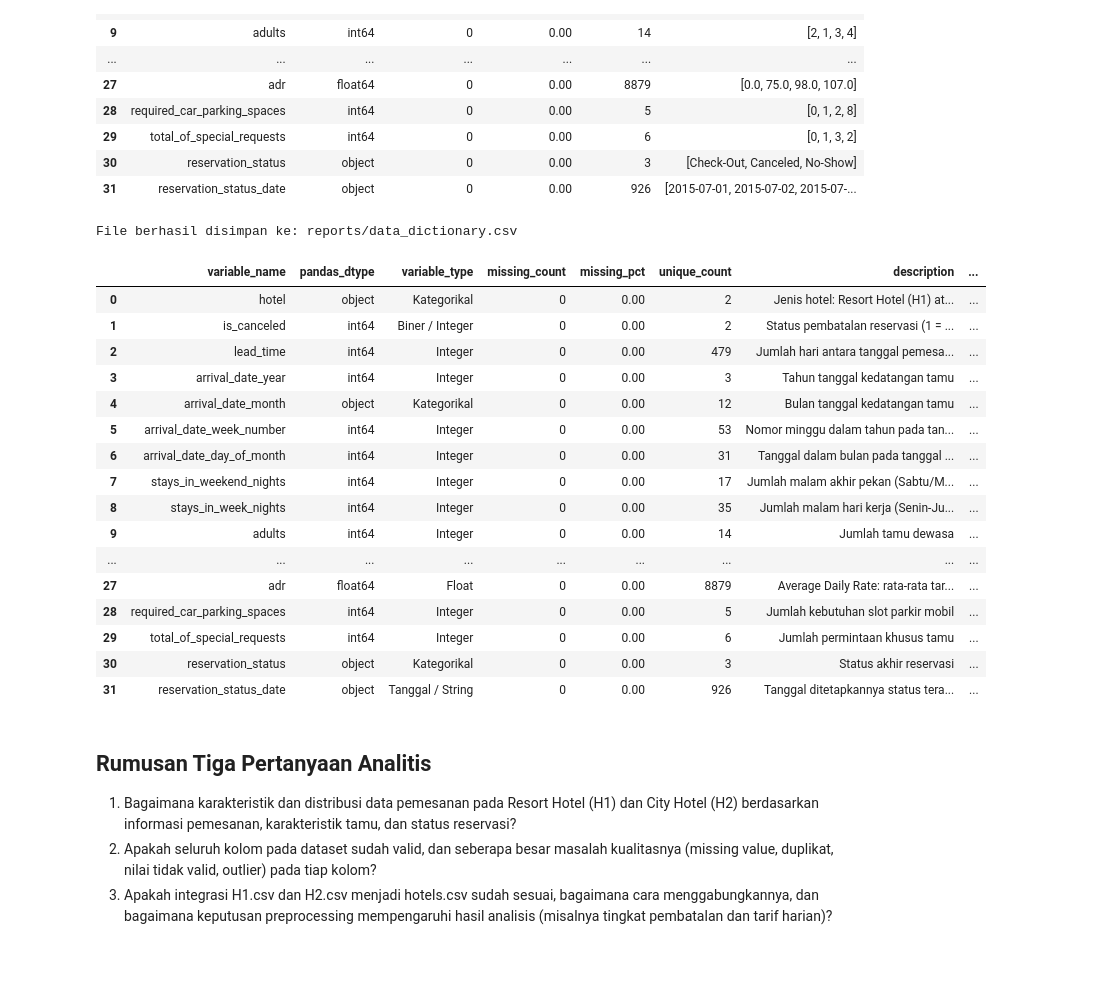
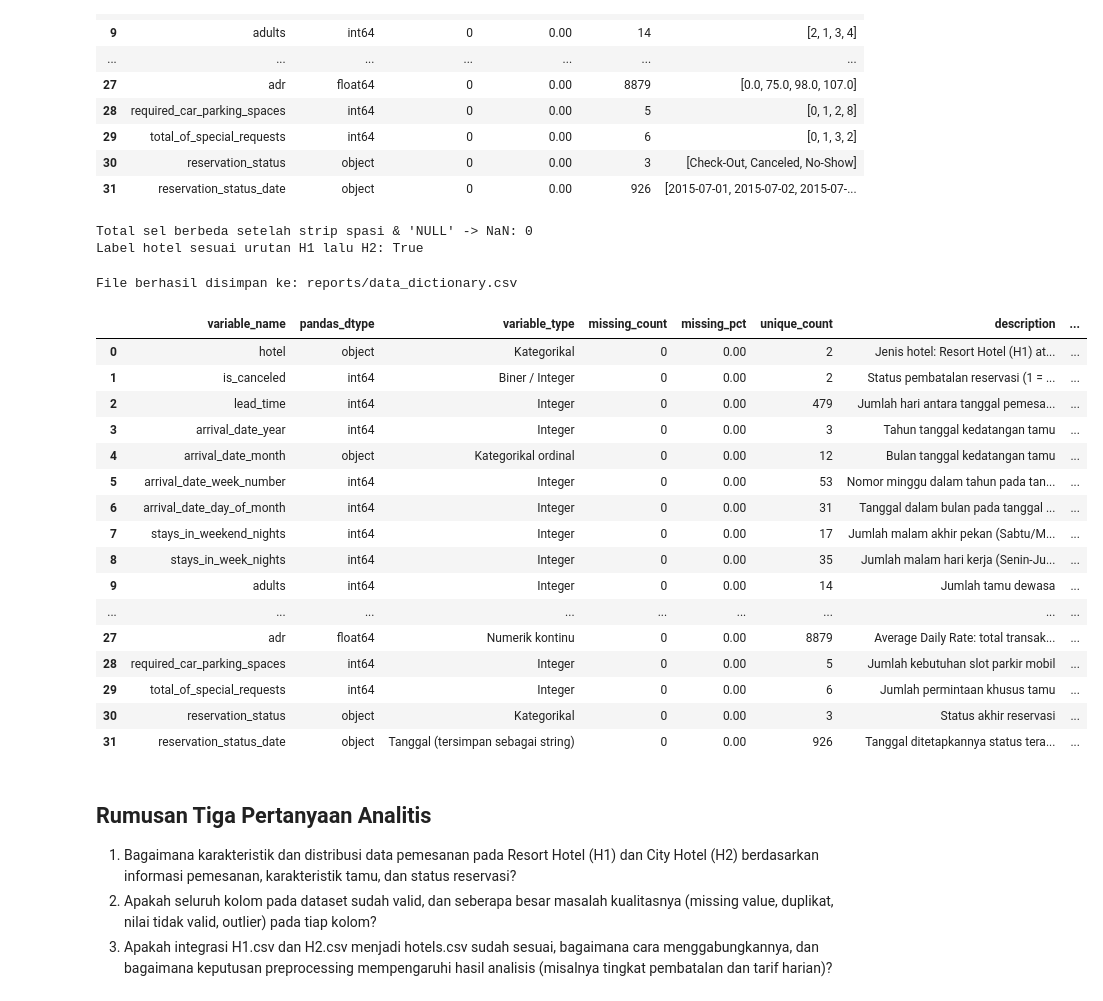
Before and after one commit to aulnr43/final_peoject_tsdw, a Jupyter notebook: notebooks/01_understanding_data.ipynb, the cells around one changed output. Drawn from its saved outputs; the diff is of its cells as text; code cells hidden in the pictures; blank space fills up the shorter version.

```diff
--- a/notebooks/01_understanding_data.ipynb
+++ b/notebooks/01_understanding_data.ipynb
@@ -287,6 +287,25 @@ Statistik Deskriptif Kategorikal Hotels
 | 29 | total_of_special_requests | int64 | 0 | 0.00 | 6 | [0, 1, 3, 2] |
 | 30 | reservation_status | object | 0 | 0.00 | 3 | [Check-Out, Canceled, No-Show] |
 | 31 | reservation_status_date | object | 0 | 0.00 | 926 | [2015-07-01, 2015-07-02, 2015-07-... |
+# %%
+gabung = pd.concat([H1, H2], ignore_index=True)
+cek = []
+for kol_h, kol in zip(gabung.columns, hotels.columns[1:]):
+    a, b = gabung[kol_h], hotels[kol]
+    if not pd.api.types.is_numeric_dtype(a):
+        a = a.str.strip().replace("NULL", np.nan)
+    if pd.api.types.is_numeric_dtype(b):
+        a = pd.to_numeric(a, errors="coerce")
+    sama = (a == b).fillna(False).astype(bool) | (a.isna() & b.isna())
+    cek.append((kol, int((~sama).sum())))
+cek = pd.DataFrame(cek, columns=["kolom", "baris_berbeda"])
+print("Total sel berbeda setelah strip spasi & 'NULL' -> NaN:", cek["baris_berbeda"].sum())
+print("Label hotel sesuai urutan H1 lalu H2:",
+      (hotels["hotel"].iloc[:len(H1)] == "Resort Hotel").all()
+      and (hotels["hotel"].iloc[len(H1):] == "City Hotel").all())
+# %% [output]
+Total sel berbeda setelah strip spasi & 'NULL' -> NaN: 0
+Label hotel sesuai urutan H1 lalu H2: True
 # %%
 reports_dir = Path("reports")
 reports_dir.mkdir(parents=True, exist_ok=True)
@@ -325,45 +344,64 @@ kamus_data = {
     "reservation_status": ("Kategorikal", "Status akhir reservasi", "{'Canceled', 'Check-Out', 'No-Show'}"),
     "reservation_status_date": ("Tanggal / String", "Tanggal ditetapkannya status terakhir reservasi", "Format YYYY-MM-DD")
 }
 
+def ubah(kolom, tipe=None, desk=None, domain=None):
+    t, d, e = kamus_data[kolom]
+    kamus_data[kolom] = (tipe or t, desk or d, domain or e)
+
+ubah("arrival_date_month", tipe="Kategorikal ordinal")
+ubah("agent", tipe="Kategorikal nominal (ID anonim)")
+ubah("company", tipe="Kategorikal nominal (ID anonim)")
+ubah("children", tipe="Integer (terbaca float karena ada NaN)")
+ubah("reservation_status_date", tipe="Tanggal (tersimpan sebagai string)")
+ubah("adr", tipe="Numerik kontinu",
+     desk="Average Daily Rate: total transaksi penginapan dibagi total malam menginap")
+ubah("meal", desk="Paket makan: Undefined/SC = tanpa paket, BB, HB, FB")
+ubah("country",
+     domain="Seharusnya kode ISO alpha-3; data mentah juga memuat 'CN' (2 huruf)")
+ubah("market_segment", domain="{'Aviation', 'Complementary', 'Corporate', 'Direct', "
+     "'Groups', 'Offline TA/TO', 'Online TA', 'Undefined'}")
+ubah("reserved_room_type", domain="{A, B, C, D, E, F, G, H, L, P}")
+ubah("assigned_room_type", domain="{A, B, C, D, E, F, G, H, I, K, L, P}")
+
 rows_dict = []
 for col in hotels.columns:
     konsep, desc, exp = kamus_data[col]
     rows_dict.append({
         "variable_name": col,
         "pandas_dtype": str(hotels[col].dtype),
         "variable_type": konsep,
         "missing_count": int(hotels[col].isna().sum()),
         "missing_pct": round(float(hotels[col].isna().mean() * 100), 2),
         "unique_count": int(hotels[col].nunique(dropna=True)),
         "description": desc,
         "expected_values": exp
     })
 
 df_data_dict = pd.DataFrame(rows_dict)
 output_path = reports_dir / "data_dictionary.csv"
 df_data_dict.to_csv(output_path, index=False)
 print("File berhasil disimpan ke:", output_path)
 display(df_data_dict)
 # %% [output]
 File berhasil disimpan ke: reports/data_dictionary.csv
 |  | variable_name | pandas_dtype | variable_type | missing_count | missing_pct | unique_count | description | ... |
 | 0 | hotel | object | Kategorikal | 0 | 0.00 | 2 | Jenis hotel: Resort Hotel (H1) at... | ... |
 | 1 | is_canceled | int64 | Biner / Integer | 0 | 0.00 | 2 | Status pembatalan reservasi (1 = ... | ... |
 | 2 | lead_time | int64 | Integer | 0 | 0.00 | 479 | Jumlah hari antara tanggal pemesa... | ... |
 | 3 | arrival_date_year | int64 | Integer | 0 | 0.00 | 3 | Tahun tanggal kedatangan tamu | ... |
-| 4 | arrival_date_month | object | Kategorikal | 0 | 0.00 | 12 | Bulan tanggal kedatangan tamu | ... |
+| 4 | arrival_date_month | object | Kategorikal ordinal | 0 | 0.00 | 12 | Bulan tanggal kedatangan tamu | ... |
 | 5 | arrival_date_week_number | int64 | Integer | 0 | 0.00 | 53 | Nomor minggu dalam tahun pada tan... | ... |
 | 6 | arrival_date_day_of_month | int64 | Integer | 0 | 0.00 | 31 | Tanggal dalam bulan pada tanggal ... | ... |
 | 7 | stays_in_weekend_nights | int64 | Integer | 0 | 0.00 | 17 | Jumlah malam akhir pekan (Sabtu/M... | ... |
 | 8 | stays_in_week_nights | int64 | Integer | 0 | 0.00 | 35 | Jumlah malam hari kerja (Senin-Ju... | ... |
 | 9 | adults | int64 | Integer | 0 | 0.00 | 14 | Jumlah tamu dewasa | ... |
 | ... | ... | ... | ... | ... | ... | ... | ... | ... |
-| 27 | adr | float64 | Float | 0 | 0.00 | 8879 | Average Daily Rate: rata-rata tar... | ... |
+| 27 | adr | float64 | Numerik kontinu | 0 | 0.00 | 8879 | Average Daily Rate: total transak... | ... |
 | 28 | required_car_parking_spaces | int64 | Integer | 0 | 0.00 | 5 | Jumlah kebutuhan slot parkir mobil | ... |
 | 29 | total_of_special_requests | int64 | Integer | 0 | 0.00 | 6 | Jumlah permintaan khusus tamu | ... |
 | 30 | reservation_status | object | Kategorikal | 0 | 0.00 | 3 | Status akhir reservasi | ... |
-| 31 | reservation_status_date | object | Tanggal / String | 0 | 0.00 | 926 | Tanggal ditetapkannya status tera... | ... |
+| 31 | reservation_status_date | object | Tanggal (tersimpan sebagai string) | 0 | 0.00 | 926 | Tanggal ditetapkannya status tera... | ... |
 # %% [markdown]
 ## Rumusan Tiga Pertanyaan Analitis
 1. Bagaimana karakteristik dan distribusi data pemesanan pada Resort Hotel (H1) dan City Hotel (H2) berdasarkan informasi pemesanan, karakteristik tamu, dan status reservasi?
```
Also changed, not shown: parts of 4 cells of this notebook.
